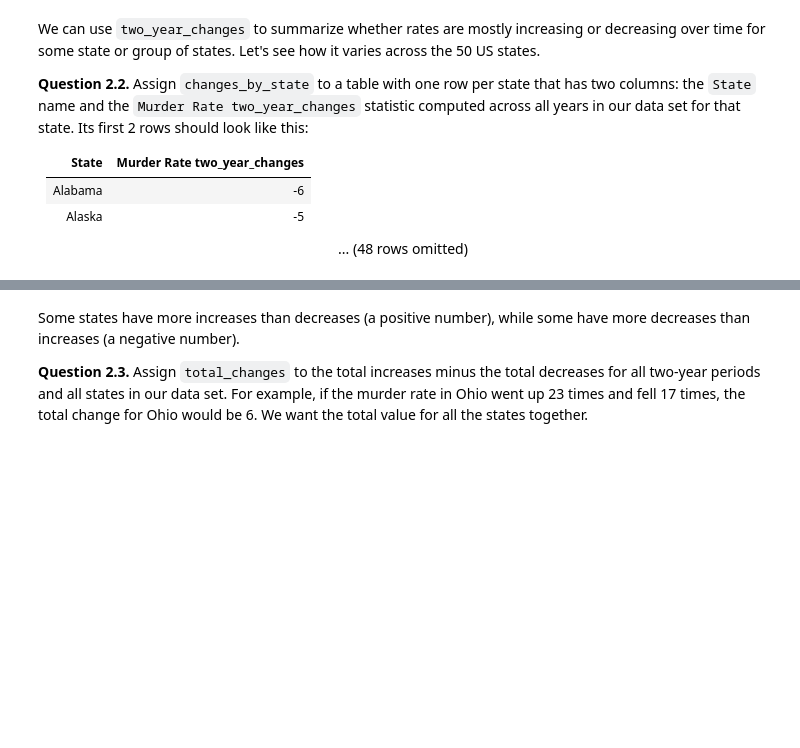
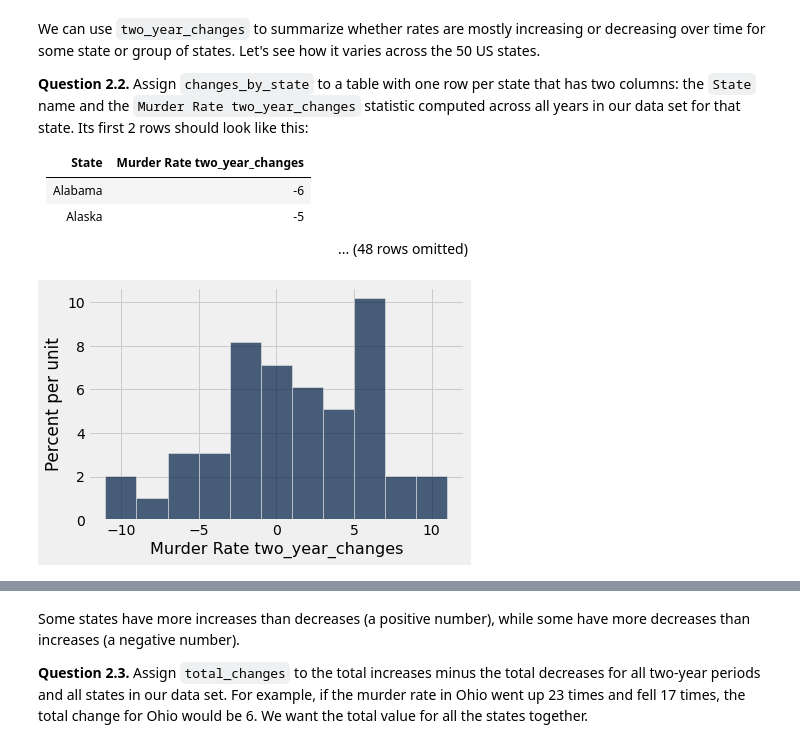
Before and after one commit to ferpart/data_science, a Jupyter notebook: projects/project2/project2.ipynb, the cells around one changed output, grey strips where cells are left out. Cells and saved outputs as stored; diff of their text form; code cells hidden in the pictures; blank space fills up the shorter version.

```diff
--- a/projects/project2/project2.ipynb
+++ b/projects/project2/project2.ipynb
@@ -303,2 +296,14 @@ changes_by_state.hist("Murder Rate two_year_changes", bins=np.arange(-11, 12, 2)
+# %%
+states = murder_rates.sort("State", distinct=True).column(0)
+c = make_array()
+for state in states:
+    ch = two_year_changes(murder_rates.where("State", state).column(3))
+    c = np.append(c, ch)
+
+changes_by_state = Table().with_columns("State", states,  "Murder Rate two_year_changes", c)
+
+changes_by_state.hist("Murder Rate two_year_changes", bins=np.arange(-11, 12, 2))
+# %% [output]
+[figure, added]
 # %%
 _ = ok.grade("q2_2")
```
Also changed, not shown: parts of 11 cells of this notebook.
